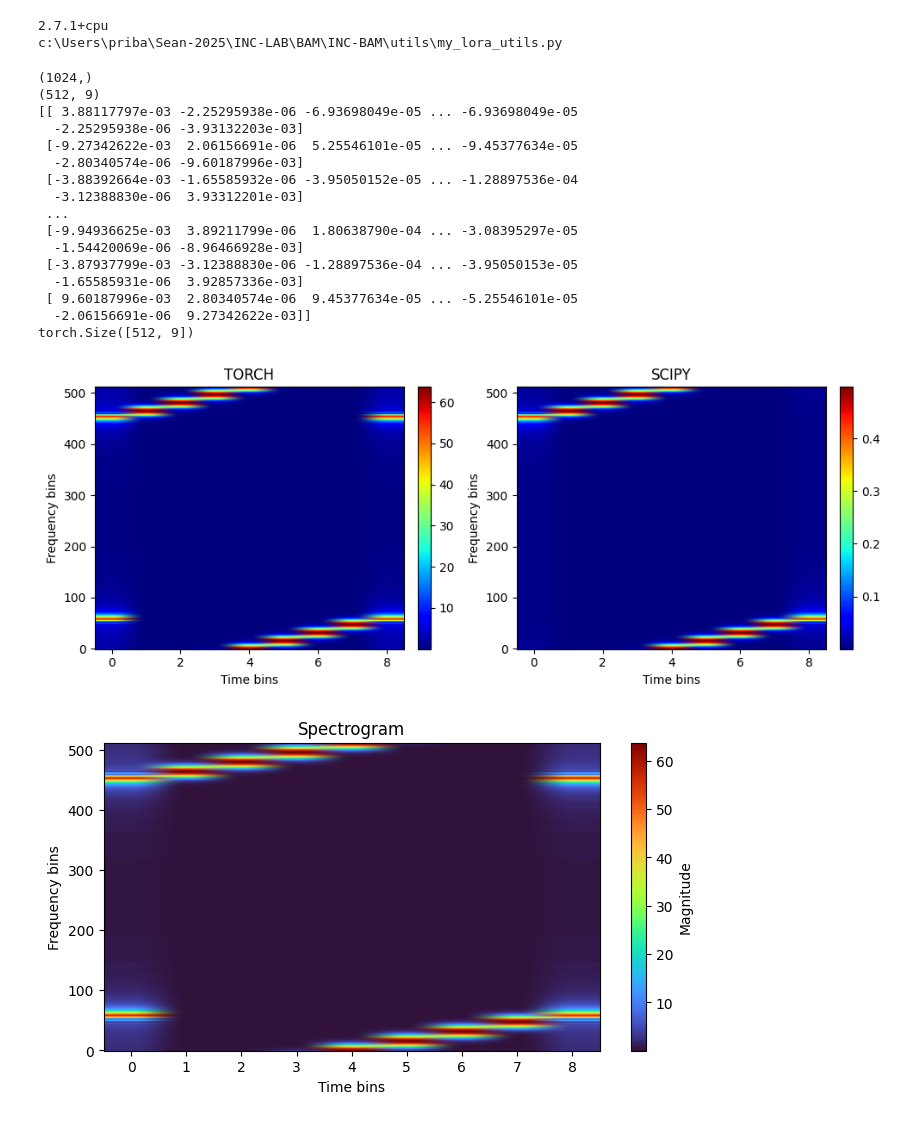
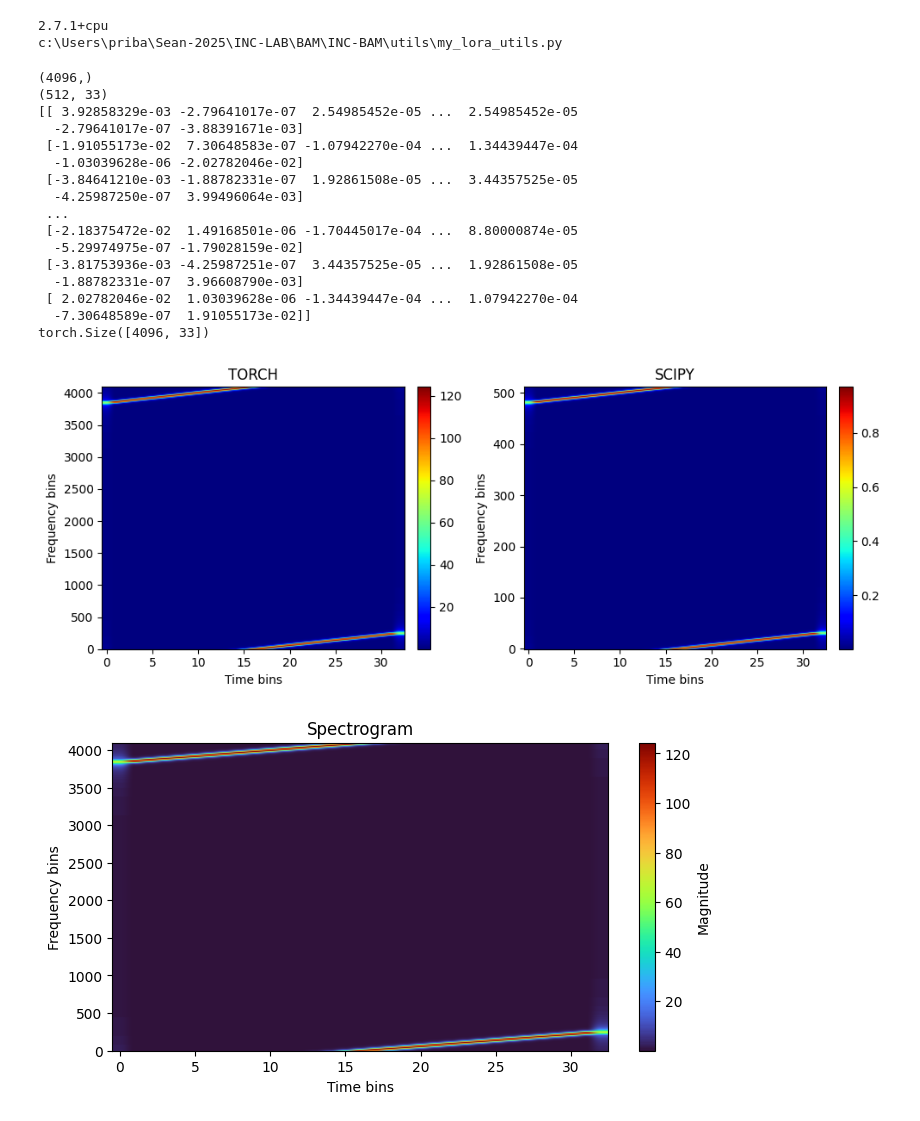
Before and after one commit to seanmantanhacker/INC-BAM, a Jupyter notebook: Model-experiment-3/example.ipynb, the cells around one changed output. Drawn from its saved outputs; the diff is of its cells as text; code cells hidden in the pictures.

```diff
--- a/Model-experiment-3/example.ipynb
+++ b/Model-experiment-3/example.ipynb
@@ -24,50 +24,50 @@ c:\Users\priba\Sean-2025\INC-LAB\BAM\INC-BAM\utils\my_lora_utils.py
 # ---- Example usage with your LoRa generator ----
 sf = 9
 bw = 125000
-fs = 500000
+fs = 1_000_000
 lora_init = LoRa(sf, bw)
 x1 = lora_init.gen_symbol_fs(0, sf, bw, down=False, Fs=fs) # you had Fs=int(bw*8)=1e6
 print(x1.shape)
 a,b,asa,ds,ds,ds =create_spectrogram_npy_dual(x1,fs,0,0,0,None,None)
 print(a)
 x= create_spectrogram_from_torch(x1)
 print(x.shape)
 magnitude = np.sqrt(a**2 + b**2)
 mag_db = 20 * np.log10(magnitude + 1e-9)
 
 show_multiple_spectrograms([torch.abs(x).numpy(),magnitude],["TORCH","SCIPY"],2)
 
 import matplotlib.pyplot as plt
 import numpy as np
 S = torch.abs(x).numpy()
 plt.figure(figsize=(8,4))
 plt.imshow(
     S,
     aspect='auto',
     origin='lower',        # LOW FREQUENCY at bottom (correct orientation)
     cmap='turbo'           # or 'viridis'
 )
 plt.colorbar(label='Magnitude')
 plt.xlabel("Time bins")
 plt.ylabel("Frequency bins")
 plt.title("Spectrogram")
 plt.show()
 # %% [output]
-(1024,)
-(512, 9)
-[[ 3.88117797e-03 -2.25295938e-06 -6.93698049e-05 ... -6.93698049e-05
-  -2.25295938e-06 -3.93132203e-03]
- [-9.27342622e-03  2.06156691e-06  5.25546101e-05 ... -9.45377634e-05
-  -2.80340574e-06 -9.60187996e-03]
- [-3.88392664e-03 -1.65585932e-06 -3.95050152e-05 ... -1.28897536e-04
-  -3.12388830e-06  3.93312201e-03]
+(4096,)
+(512, 33)
+[[ 3.92858329e-03 -2.79641017e-07  2.54985452e-05 ...  2.54985452e-05
+  -2.79641017e-07 -3.88391671e-03]
+ [-1.91055173e-02  7.30648583e-07 -1.07942270e-04 ...  1.34439447e-04
+  -1.03039628e-06 -2.02782046e-02]
+ [-3.84641210e-03 -1.88782331e-07  1.92861508e-05 ...  3.44357525e-05
+  -4.25987250e-07  3.99496064e-03]
  ...
- [-9.94936625e-03  3.89211799e-06  1.80638790e-04 ... -3.08395297e-05
-  -1.54420069e-06 -8.96466928e-03]
- [-3.87937799e-03 -3.12388830e-06 -1.28897536e-04 ... -3.95050153e-05
-  -1.65585931e-06  3.92857336e-03]
- [ 9.60187996e-03  2.80340574e-06  9.45377634e-05 ... -5.25546101e-05
-  -2.06156691e-06  9.27342622e-03]]
-torch.Size([512, 9])
+ [-2.18375472e-02  1.49168501e-06 -1.70445017e-04 ...  8.80000874e-05
+  -5.29974975e-07 -1.79028159e-02]
+ [-3.81753936e-03 -4.25987251e-07  3.44357525e-05 ...  1.92861508e-05
+  -1.88782331e-07  3.96608790e-03]
+ [ 2.02782046e-02  1.03039628e-06 -1.34439447e-04 ...  1.07942270e-04
+  -7.30648589e-07  1.91055173e-02]]
+torch.Size([4096, 33])
-[figure, old version]
+[figure, new version]
-[figure, old version]
+[figure, new version]
```
Also changed, not shown: parts of 2 cells of this notebook, 8 other files.
